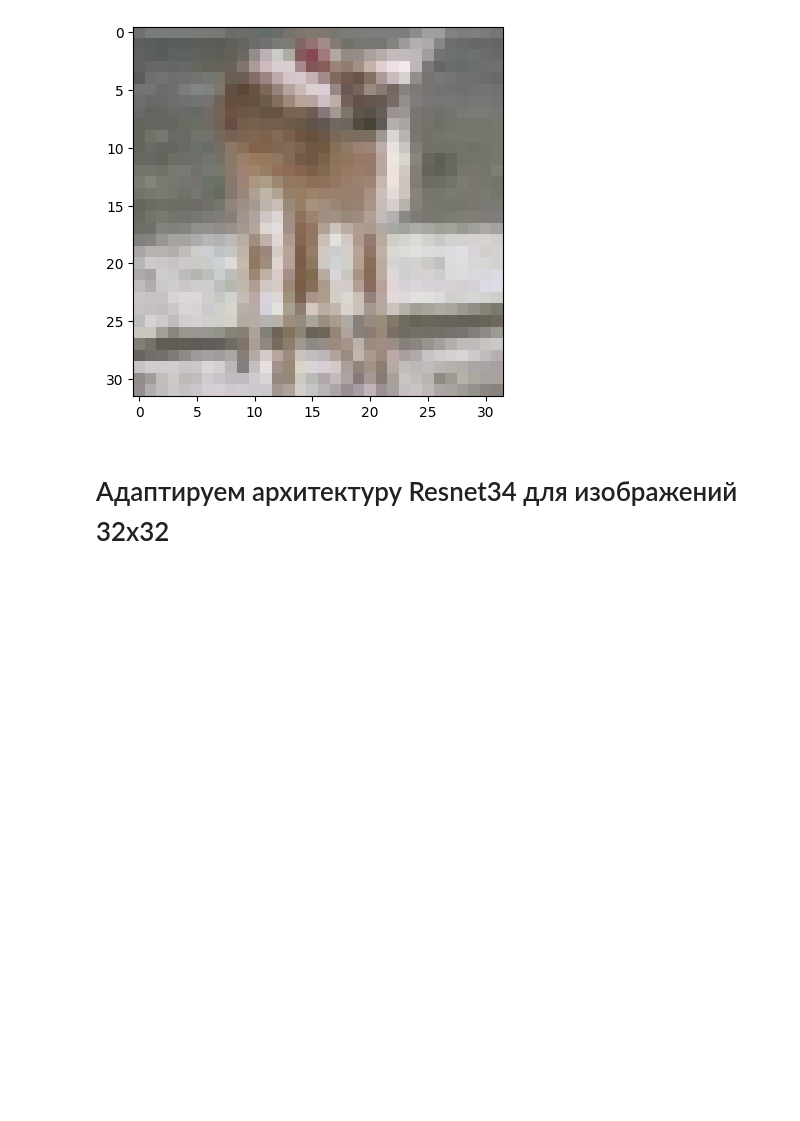
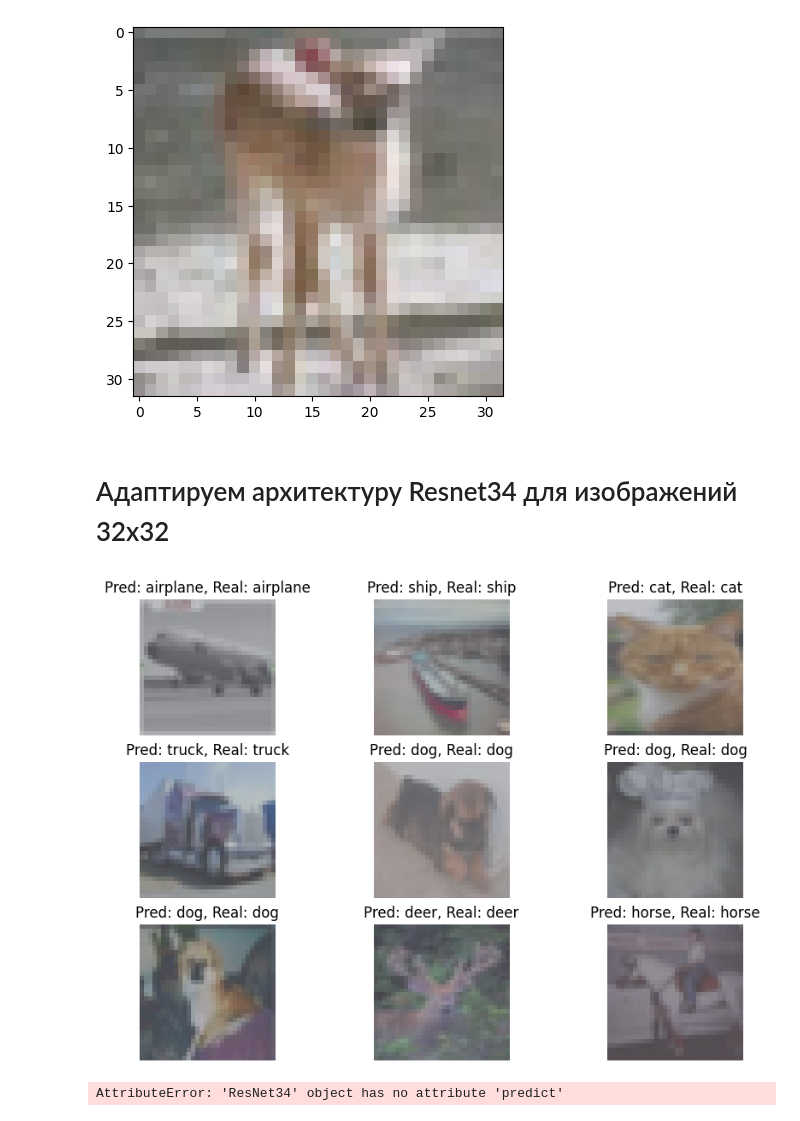
Before and after one commit to Egorbl/images_processing_homeworks, a Jupyter notebook: homework_1.ipynb, the cells around one changed output. Cells and saved outputs as stored; diff of their text form; code cells hidden in the pictures; blank space fills up the shorter version.

Commit message:
Added model predictions example

```diff
--- a/homework_1.ipynb
+++ b/homework_1.ipynb
@@ -143,0 +202,21 @@ writer.close()
+# %%
+# create figure
+fig = plt.figure(figsize=(10, 7))
+
+# setting values to rows and column variables
+rows = 3
+columns = 3
+valid_batch, labels = next(iter(valid_loader))
+valid_batch = valid_batch[:9].to(device)
+labels = labels[:9]
+preds = model(valid_batch).tolist()
+
+for i in range(len(valid_batch)):
+    fig.add_subplot(rows, columns, i + 1)
+    img_class = train_data.classes[np.argmax(preds[i])]
+    img = np.transpose(valid_batch[i].cpu() / 10 + 0.5, (1, 2, 0))
+    plt.imshow(img)
+    plt.axis('off')
+    plt.title(f"Pred: {img_class}, Real: {train_data.classes[labels[i]]}")
+# %% [output]
+[figure, added]
@@ -143,0 +229,4 @@ writer.close()
+# %%
+model.predict
+# %% [output]
+AttributeError: 'ResNet34' object has no attribute 'predict'
```
Also changed, not shown: parts of 5 cells of this notebook, 2 other files.
